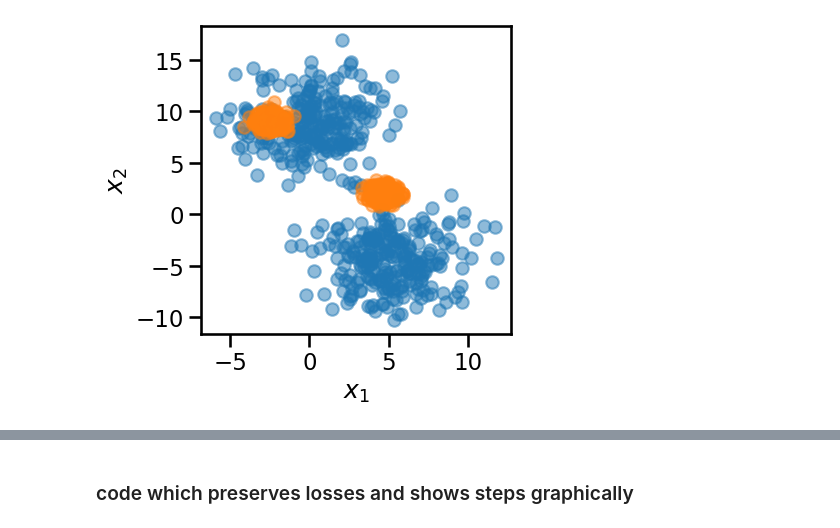
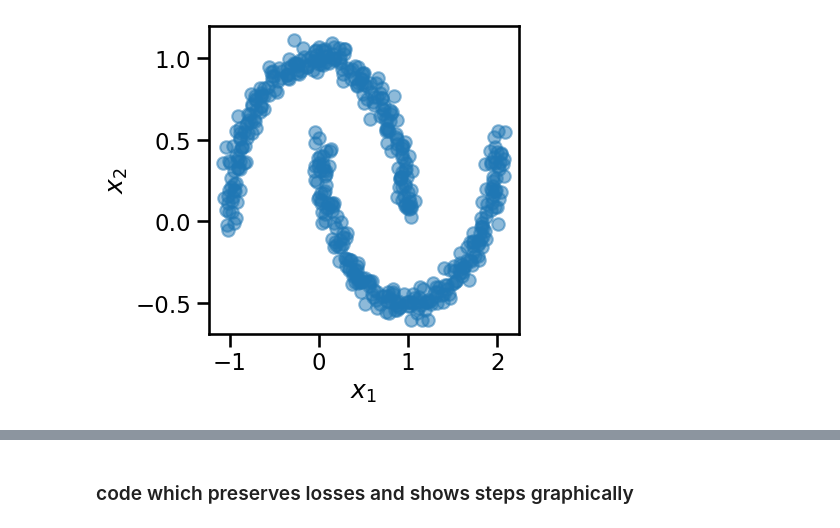
Before and after one commit to jgerhard/k-means, a Jupyter notebook: breaking_kmeans.ipynb, the cells around one changed output, grey strips where cells are left out. Cells and saved outputs as stored; diff of their text form; code cells hidden in the pictures.

```diff
--- a/breaking_kmeans.ipynb
+++ b/breaking_kmeans.ipynb
@@ -28,24 +28,30 @@ def calculate_loss(centroids, clusters, k=k):
     return accum
 # %%
 # Generate dataset
-X, y = make_blobs(centers=k//2, n_samples=500, cluster_std=2.5, random_state=23)
-A, b = make_blobs(centers=k//2, n_samples=500, cluster_std=.5, random_state=42) #new blobs with different std
+#X, y = make_blobs(centers=k//2, n_samples=100, cluster_std=1.5, random_state=23) #adjust k if mixing with different type of blobs below
+#X[0] = np.array([100,100]) #set outlier
 
+#fig, ax = plt.subplots(figsize=(4,4))
+#ax.scatter(X[:,0], X[:,1], alpha=0.5)
+#ax.set_xlabel('$x_1$')
+#ax.set_ylabel('$x_2$');
+
+#A, b = make_blobs(centers=k//2, n_samples=500, cluster_std=.5, random_state=42) #new blobs with different std -- the sum of the make_blobs centers should be k
+#ax.scatter(A[:,0], A[:,1], alpha=0.5)
+#ax.set_xlabel('$x_1$')
+#ax.set_ylabel('$x_2$');
+
+#X = np.concatenate((X,A), axis=0)
+
+X, y = make_moons(n_samples=500, shuffle=True, noise=0.05, random_state=42) #moons are totally off -- kmeans wants spherical clusters, adjust k above to 2
+# Visualize
 fig, ax = plt.subplots(figsize=(4,4))
 ax.scatter(X[:,0], X[:,1], alpha=0.5)
 ax.set_xlabel('$x_1$')
 ax.set_ylabel('$x_2$');
-
-ax.scatter(A[:,0], A[:,1], alpha=0.5)
-ax.set_xlabel('$x_1$')
-ax.set_ylabel('$x_2$');
-
-X = np.concatenate((X,A), axis=0)
-
-#X, y = make_moons(n_samples=500, shuffle=True, noise=0.05, random_state=42) #moons are totally off -- kmeans wants spherical clusters
-# Visualize
+#plt.savefig("./moon.svg", bbox_inches="tight")
 # %% [output]
-[figure, old version]
+[figure, new version]
 # %%
 maxiter = 50
 eps = 1e-3
```
Also changed, not shown: parts of 6 cells of this notebook, 5 other files.
